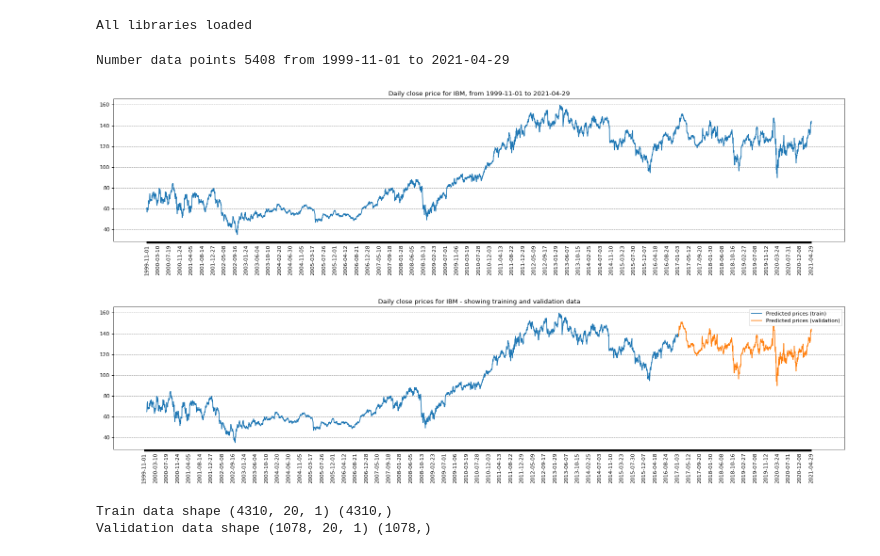
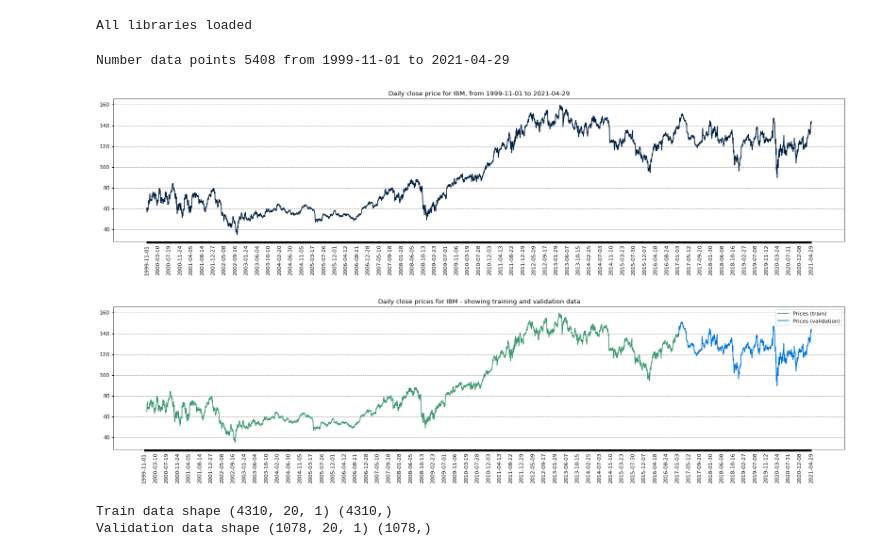
Before and after one commit to jinglescode/time-series-forecasting-pytorch, a Jupyter notebook: demo-predicting-stock-prices.ipynb, the cells around one changed output. Drawn from its saved outputs; the diff is of its cells as text; code cells hidden in the pictures.

```diff
--- a/demo-predicting-stock-prices.ipynb
+++ b/demo-predicting-stock-prices.ipynb
@@ -39,7 +39,13 @@ config = {
         "train_split_size": 0.80,
     },
     "plots": {
-        "xticks_interval": 90
+        "xticks_interval": 90,
+        "color_actual": "#001f3f",
+        "color_train": "#3D9970",
+        "color_val": "#0074D9",
+        "color_pred_train": "#3D9970",
+        "color_pred_val": "#0074D9",
+        "color_pred_test": "#FF4136",
     },
     "model": {
         "input_size": 1, # since we are only using 1 feature, close price
@@ -58,36 +64,37 @@ config = {
 # %%
 def download_data(config):
     ts = TimeSeries(key=config["alpha_vantage"]["key"])
     data, meta_data = ts.get_daily_adjusted(config["alpha_vantage"]["symbol"], outputsize=config["alpha_vantage"]["outputsize"])
 
     data_date = [date for date in data.keys()]
     data_date.reverse()
 
     data_close_price = [float(data[date][config["alpha_vantage"]["key_adjusted_close"]]) for date in data.keys()]
     data_close_price.reverse()
     data_close_price = np.array(data_close_price)
 
     num_data_points = len(data_date)
     display_date_range = "from " + data_date[0] + " to " + data_date[num_data_points-1]
     print("Number data points", num_data_points, display_date_range)
 
     return data_date, data_close_price, num_data_points, display_date_range
 
 data_date, data_close_price, num_data_points, display_date_range = download_data(config)
 
 # plot
 
-figure(figsize=(25, 5), dpi=80)
-plt.plot(data_date, data_close_price)
+fig = figure(figsize=(25, 5), dpi=80)
+fig.patch.set_facecolor((1.0, 1.0, 1.0))
+plt.plot(data_date, data_close_price, color=config["plots"]["color_actual"])
 xticks = [data_date[i] if ((i%config["plots"]["xticks_interval"]==0 and (num_data_points-i) > config["plots"]["xticks_interval"]) or i==num_data_points-1) else None for i in range(num_data_points)] # make x ticks nice
 x = np.arange(0,len(xticks))
 plt.xticks(x, xticks, rotation='vertical')
 plt.title("Daily close price for " + config["alpha_vantage"]["symbol"] + ", " + display_date_range)
 plt.grid(b=None, which='major', axis='y', linestyle='--')
 plt.show()
 # %% [output]
 Number data points 5408 from 1999-11-01 to 2021-04-29
-[figure, old version]
+[figure, new version]
 # %%
 class Normalizer():
     def __init__(self):
@@ -154,9 +161,10 @@ to_plot_data_y_val = np.where(to_plot_data_y_val == 0, None, to_plot_data_y_val)
 
 ## plots
 
-figure(figsize=(25, 5), dpi=80)
-plt.plot(data_date, to_plot_data_y_train, label="Predicted prices (train)")
-plt.plot(data_date, to_plot_data_y_val, label="Predicted prices (validation)")
+fig = figure(figsize=(25, 5), dpi=80)
+fig.patch.set_facecolor((1.0, 1.0, 1.0))
+plt.plot(data_date, to_plot_data_y_train, label="Prices (train)", color=config["plots"]["color_train"])
+plt.plot(data_date, to_plot_data_y_val, label="Prices (validation)", color=config["plots"]["color_val"])
 xticks = [data_date[i] if ((i%config["plots"]["xticks_interval"]==0 and (num_data_points-i) > config["plots"]["xticks_interval"]) or i==num_data_points-1) else None for i in range(num_data_points)] # make x ticks nice
 x = np.arange(0,len(xticks))
 plt.xticks(x, xticks, rotation='vertical')
@@ -165,7 +173,7 @@ plt.grid(b=None, which='major', axis='y', linestyle='--')
 plt.legend()
 plt.show()
 # %% [output]
-[figure, old version]
+[figure, new version]
 # %%
 # PyTorch's `Dataset`
 
```
Also changed, not shown: parts of 3 cells of this notebook.
